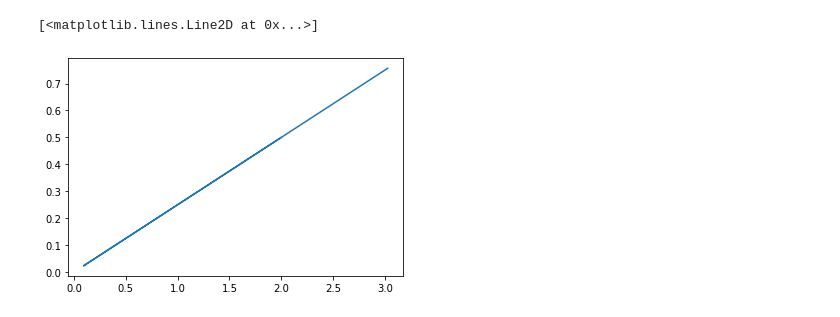
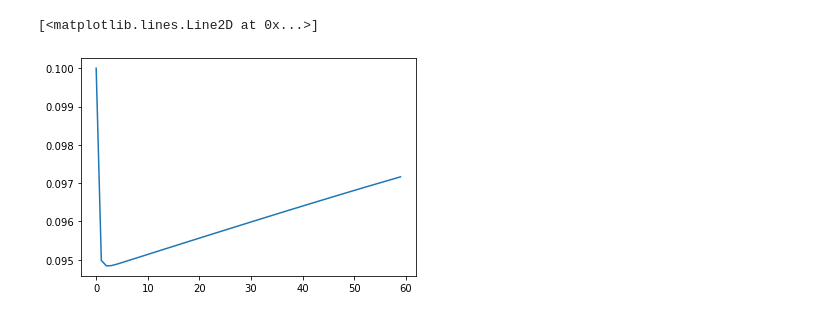
Before and after one commit to yyngfive/model-igem, a Jupyter notebook: MFC_model_2009.ipynb, the cells around one changed output. Drawn from its saved outputs; the diff is of its cells as text; code cells hidden in the pictures.

```diff
--- a/MFC_model_2009.ipynb
+++ b/MFC_model_2009.ipynb
@@ -35,9 +35,11 @@ def Model(I, t, F,
                 K_Ac,
                 K_O2,
                 alpha,
-                beta):
+                beta,
+                i_0,
+                b):
 
-    C_Ac,C_CO2,C_H,X,C_O2,C_OH,C_M,eta_a,eta_c = I
+    C_Ac,C_CO2,C_H,X,C_O2,C_OH,C_M,eta_a,eta_c, i,E = I
 
     r1 = k10 * np.exp(alpha * F * eta_a / (R * T)) * C_Ac * X / (C_Ac + K_Ac)
 
@@ -48,7 +50,7 @@ def Model(I, t, F,
     dC_H = Q_a * (C_H0 - C_H) / V_a + 8 * A_m * r1 / V_a
     dX = (Q_a * (X_0 - X) / f_x + A_m*Y_ac*r1 - V_a*K_dec*X) / V_a
 
-    i = (U_0 - eta_a + eta_c) / (500 * A_m + d_m / k_m + d_cell / k_aq) #修改这个
+
 
     N_M = 3600 * i / F
 
@@ -59,30 +61,35 @@ def Model(I, t, F,
     deta_a = (3600 * i - 8*F*r1) / C_a
     deta_c = (-3600 * i - 4*F*r2) / C_c
 
-    return np.array([dC_Ac, dC_CO2, dC_H, dX, dC_O2, dC_OH, dC_M, deta_a, deta_c])
+    di = 2 * i_0 * np.cosh(2.303 * eta_a / b) * deta_a
+    dE = -deta_a + deta_c
+
+    return np.array([dC_Ac, dC_CO2, dC_H, dX, dC_O2, dC_OH, dC_M, deta_a, deta_c, di,dE])
 # %%
 def solve(I,t):
-    return odeint(Model,I,t,args=(96485.4, 8.314, 303, 17, 1.778e-4, 5, 2.2e-2, 4e2, 5e2, 5.5e-5, 5.5e-5, 5e-4, 0.05, 8.33e-4, 10, 2.25e-5, 1.11e-3, 1.56, 0, 0, 0, 0.3125, 0, 0, 0.77, 0.207, 3.288e-5, 0.592, 0.004, 0.051, 0.663))
+    return odeint(Model,I,t,args=(96485.4, 8.314, 303, 17, 1.778e-4, 5, 2.2e-2, 4e2, 5e2, 5.5e-5, 5.5e-5, 5e-4, 0.05, 8.33e-4, 10, 2.25e-5, 1.11e-3, 1.56, 0, 0, 0, 0.3125, 0, 0, 0.77, 0.207, 3.288e-5, 0.592, 0.004, 0.051, 0.663,0.001,120))
 # %%
 from icecream import ic
 # %%
-I = (1.56, 0, 0, 0.001, 0.3125, 0, 0, 0, 0)
-t = np.arange(0,500,0.1)
+I = (1.56, 0.001, 1e-7, 0.5, 0.3125, 1e-7, 1e-7, 0.001, 0.001, 0.1,0.77)
+t = np.arange(0,60,1)
 res = solve(I,t)
 
 eta_a = res[:,7]
 eta_c = res[:,8]
+i = res[:,9]
+E = res[:,10]
 
 U_0 = 0.77
 A_m = 5e-4
 d_m = 1.778e-4
 k_m = 17
 d_cell = 2.2e-2
 k_aq = 5
 
-i = (U_0 - eta_a + eta_c) / (500 * A_m + d_m / k_m + d_cell / k_aq)
-U = U_0 - eta_a + eta_c - (d_m / k_m + d_cell / k_aq) * i
-plt.plot(i,U)
+#i = (U_0 - eta_a + eta_c) / (500 * A_m + d_m / k_m + d_cell / k_aq)
+#U = U_0 - eta_a + eta_c - (d_m / k_m + d_cell / k_aq) * i
+plt.plot(t,i)
 # %% [output]
 [<matplotlib.lines.Line2D at 0x...>]
-[figure, old version]
+[figure, new version]
```
Also changed, not shown: 2 other files.
